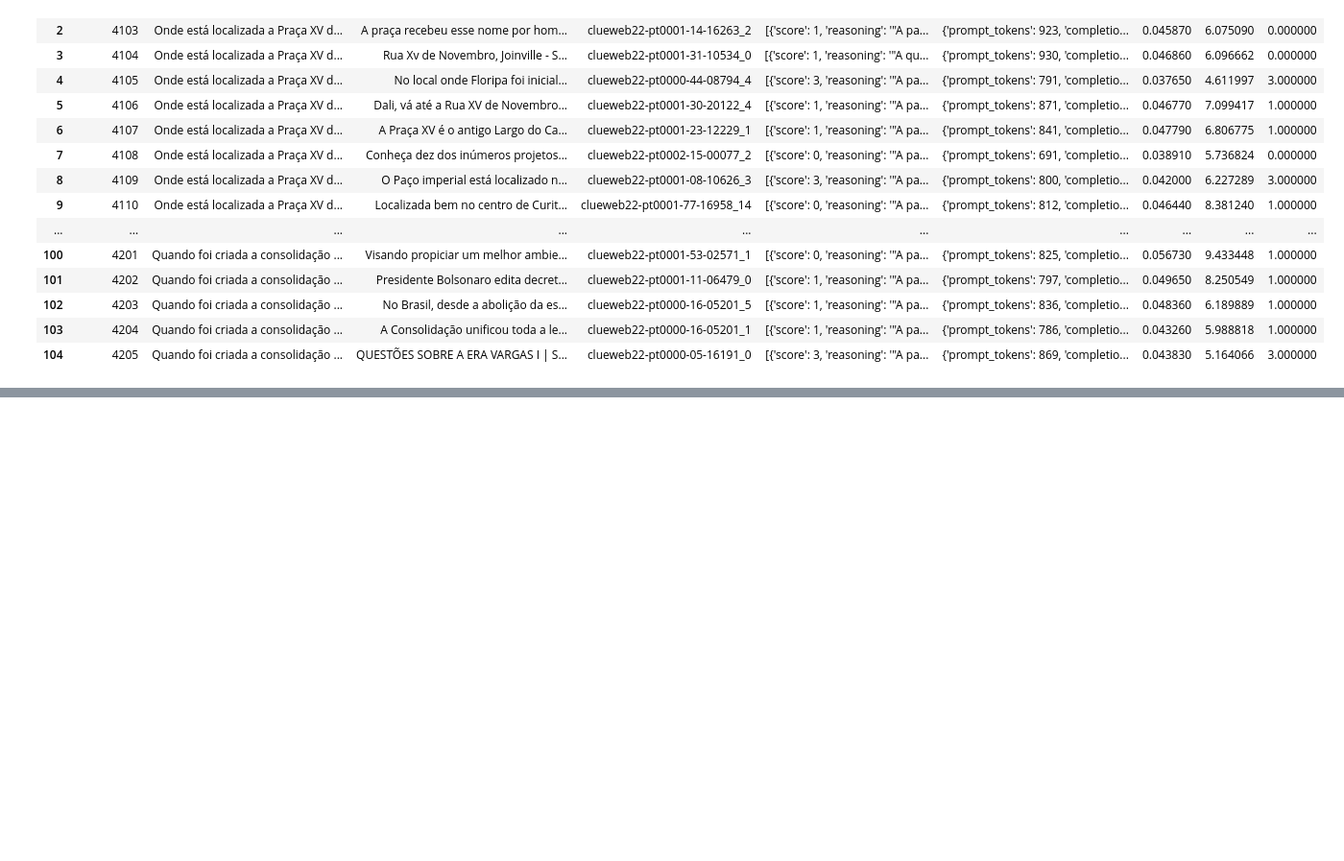
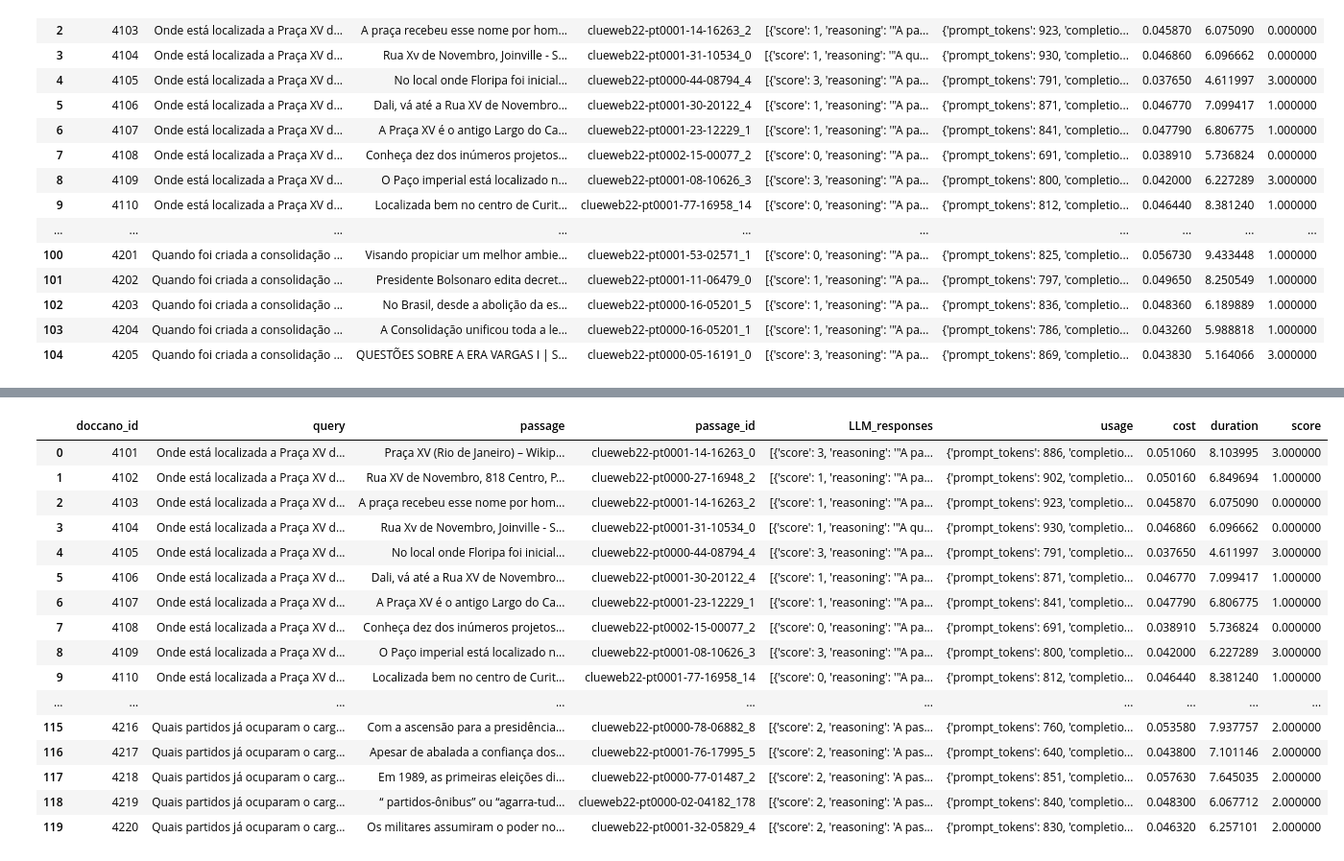
Before and after one commit to eduseiti/unicamp_IR, a Jupyter notebook: final_LLM_evaluation_test_03.ipynb, the cells around one changed output, grey strips where cells are left out. Shown at 96% size. Saved outputs shown, nothing was run; the diff lists cells and outputs as text; code cells hidden in the pictures; blank space fills up the shorter version.

```diff
--- a/final_LLM_evaluation_test_03.ipynb
+++ b/final_LLM_evaluation_test_03.ipynb
@@ -152 +159,21 @@ gpt4_all_df.shape
+# %%
+gpt4_all_df
+# %% [output]
+|  | doccano_id | query | passage | passage_id | LLM_responses | usage | cost | duration | score |
+| 0 | 4101 | Onde está localizada a Praça XV d... | Praça XV (Rio de Janeiro) – Wikip... | clueweb22-pt0001-14-16263_0 | [{'score': 3, 'reasoning': '"A pa... | {'prompt_tokens': 886, 'completio... | 0.051060 | 8.103995 | 3.000000 |
+| 1 | 4102 | Onde está localizada a Praça XV d... | Rua XV de Novembro, 818 Centro, P... | clueweb22-pt0000-27-16948_2 | [{'score': 1, 'reasoning': '"A pa... | {'prompt_tokens': 902, 'completio... | 0.050160 | 6.849694 | 1.000000 |
+| 2 | 4103 | Onde está localizada a Praça XV d... | A praça recebeu esse nome por hom... | clueweb22-pt0001-14-16263_2 | [{'score': 1, 'reasoning': '"A pa... | {'prompt_tokens': 923, 'completio... | 0.045870 | 6.075090 | 0.000000 |
+| 3 | 4104 | Onde está localizada a Praça XV d... | Rua Xv de Novembro, Joinville - S... | clueweb22-pt0001-31-10534_0 | [{'score': 1, 'reasoning': '"A qu... | {'prompt_tokens': 930, 'completio... | 0.046860 | 6.096662 | 0.000000 |
+| 4 | 4105 | Onde está localizada a Praça XV d... | No local onde Floripa foi inicial... | clueweb22-pt0000-44-08794_4 | [{'score': 3, 'reasoning': '"A pa... | {'prompt_tokens': 791, 'completio... | 0.037650 | 4.611997 | 3.000000 |
+| 5 | 4106 | Onde está localizada a Praça XV d... | Dali, vá até a Rua XV de Novembro... | clueweb22-pt0001-30-20122_4 | [{'score': 1, 'reasoning': '"A pa... | {'prompt_tokens': 871, 'completio... | 0.046770 | 7.099417 | 1.000000 |
+| 6 | 4107 | Onde está localizada a Praça XV d... | A Praça XV é o antigo Largo do Ca... | clueweb22-pt0001-23-12229_1 | [{'score': 1, 'reasoning': '"A pa... | {'prompt_tokens': 841, 'completio... | 0.047790 | 6.806775 | 1.000000 |
+| 7 | 4108 | Onde está localizada a Praça XV d... | Conheça dez dos inúmeros projetos... | clueweb22-pt0002-15-00077_2 | [{'score': 0, 'reasoning': '"A pa... | {'prompt_tokens': 691, 'completio... | 0.038910 | 5.736824 | 0.000000 |
+| 8 | 4109 | Onde está localizada a Praça XV d... | O Paço imperial está localizado n... | clueweb22-pt0001-08-10626_3 | [{'score': 3, 'reasoning': '"A pa... | {'prompt_tokens': 800, 'completio... | 0.042000 | 6.227289 | 3.000000 |
+| 9 | 4110 | Onde está localizada a Praça XV d... | Localizada bem no centro de Curit... | clueweb22-pt0001-77-16958_14 | [{'score': 0, 'reasoning': '"A pa... | {'prompt_tokens': 812, 'completio... | 0.046440 | 8.381240 | 1.000000 |
+| ... | ... | ... | ... | ... | ... | ... | ... | ... | ... |
+| 115 | 4216 | Quais partidos já ocuparam o carg... | Com a ascensão para a presidência... | clueweb22-pt0000-78-06882_8 | [{'score': 2, 'reasoning': 'A pas... | {'prompt_tokens': 760, 'completio... | 0.053580 | 7.937757 | 2.000000 |
+| 116 | 4217 | Quais partidos já ocuparam o carg... | Apesar de abalada a confiança dos... | clueweb22-pt0001-76-17995_5 | [{'score': 2, 'reasoning': 'A pas... | {'prompt_tokens': 640, 'completio... | 0.043800 | 7.101146 | 2.000000 |
+| 117 | 4218 | Quais partidos já ocuparam o carg... | Em 1989, as primeiras eleições di... | clueweb22-pt0000-77-01487_2 | [{'score': 2, 'reasoning': 'A pas... | {'prompt_tokens': 851, 'completio... | 0.057630 | 7.645035 | 2.000000 |
+| 118 | 4219 | Quais partidos já ocuparam o carg... | “ partidos-ônibus” ou “agarra-tud... | clueweb22-pt0000-02-04182_178 | [{'score': 2, 'reasoning': 'A pas... | {'prompt_tokens': 840, 'completio... | 0.048300 | 6.067712 | 2.000000 |
+| 119 | 4220 | Quais partidos já ocuparam o carg... | Os militares assumiram o poder no... | clueweb22-pt0001-32-05829_4 | [{'score': 2, 'reasoning': 'A pas... | {'prompt_tokens': 830, 'completio... | 0.046320 | 6.257101 | 2.000000 |
 # %%
```
Also changed, not shown: parts of 6 cells of this notebook.
